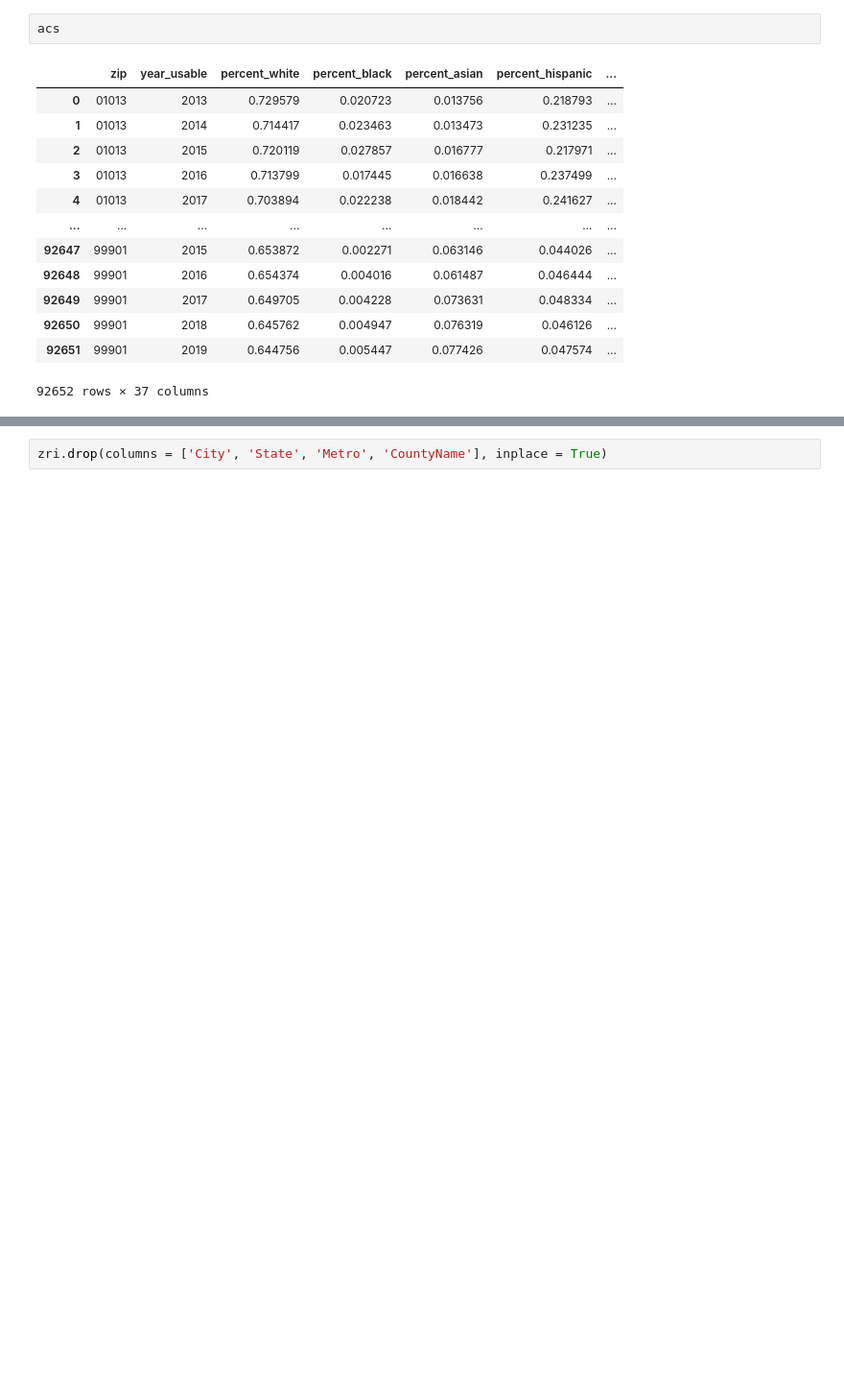
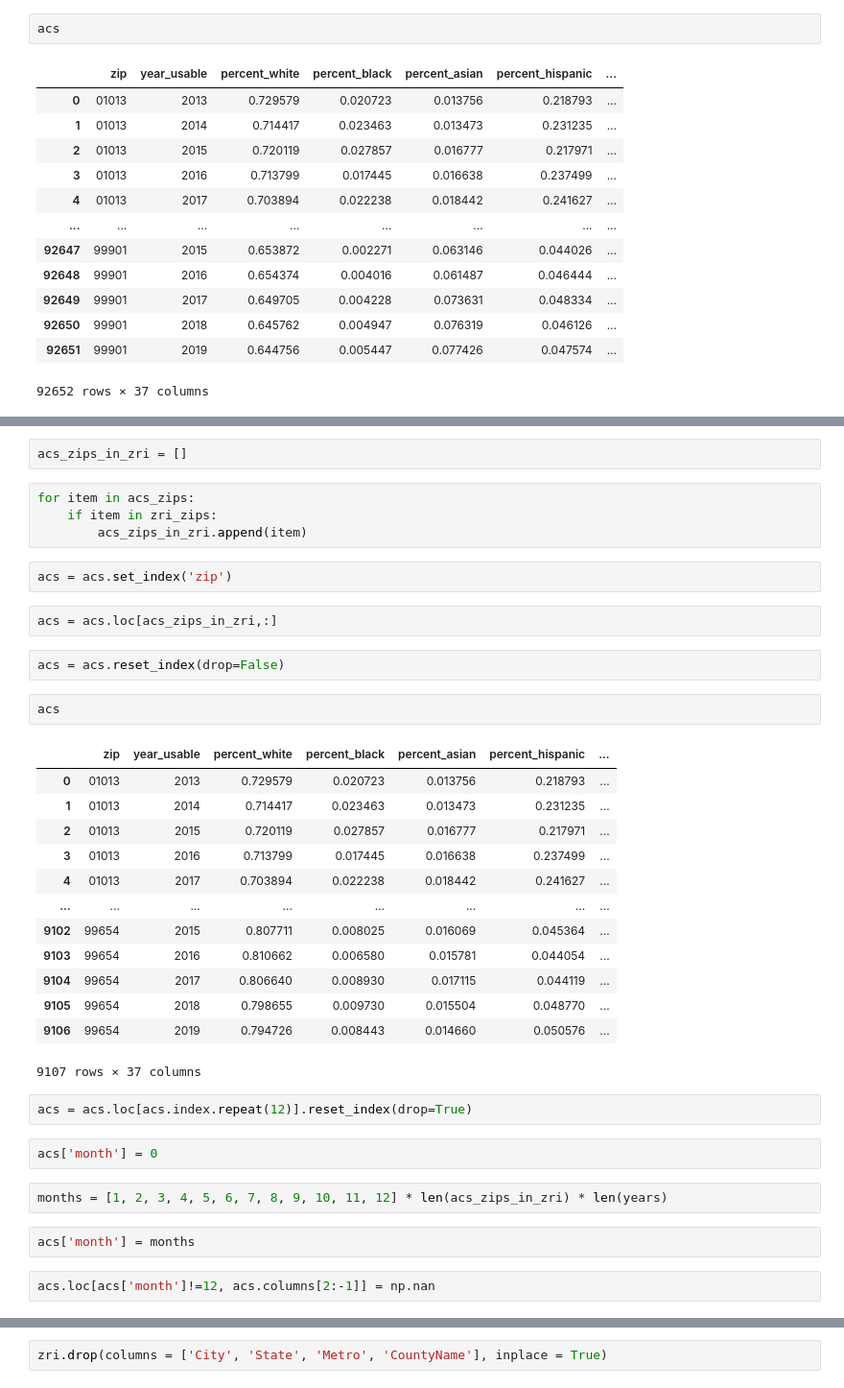
Before and after one commit to Kneck12/zillow-price-index-pred, a Jupyter notebook: Matt/random_forest_feat_imp.ipynb, the cells around one changed output, grey strips where cells are left out. Shown at 96% size. Drawn from its saved outputs; the diff is of its cells as text; blank space fills up the shorter version.

```diff
--- a/Matt/random_forest_feat_imp.ipynb
+++ b/Matt/random_forest_feat_imp.ipynb
@@ -98,0 +114,38 @@ acs
+# %%
+acs_zips_in_zri = []
+# %%
+for item in acs_zips:
+    if item in zri_zips:
+        acs_zips_in_zri.append(item)
+# %%
+acs = acs.set_index('zip')
+# %%
+acs = acs.loc[acs_zips_in_zri,:]
+# %%
+acs = acs.reset_index(drop=False)
+# %%
+acs
+# %% [output]
+|  | zip | year_usable | percent_white | percent_black | percent_asian | percent_hispanic | ... |
+| 0 | 01013 | 2013 | 0.729579 | 0.020723 | 0.013756 | 0.218793 | ... |
+| 1 | 01013 | 2014 | 0.714417 | 0.023463 | 0.013473 | 0.231235 | ... |
+| 2 | 01013 | 2015 | 0.720119 | 0.027857 | 0.016777 | 0.217971 | ... |
+| 3 | 01013 | 2016 | 0.713799 | 0.017445 | 0.016638 | 0.237499 | ... |
+| 4 | 01013 | 2017 | 0.703894 | 0.022238 | 0.018442 | 0.241627 | ... |
+| ... | ... | ... | ... | ... | ... | ... | ... |
+| 9102 | 99654 | 2015 | 0.807711 | 0.008025 | 0.016069 | 0.045364 | ... |
+| 9103 | 99654 | 2016 | 0.810662 | 0.006580 | 0.015781 | 0.044054 | ... |
+| 9104 | 99654 | 2017 | 0.806640 | 0.008930 | 0.017115 | 0.044119 | ... |
+| 9105 | 99654 | 2018 | 0.798655 | 0.009730 | 0.015504 | 0.048770 | ... |
+| 9106 | 99654 | 2019 | 0.794726 | 0.008443 | 0.014660 | 0.050576 | ... |
+9107 rows × 37 columns
+# %%
+acs = acs.loc[acs.index.repeat(12)].reset_index(drop=True)
+# %%
+acs['month'] = 0
+# %%
+months = [1, 2, 3, 4, 5, 6, 7, 8, 9, 10, 11, 12] * len(acs_zips_in_zri) * len(years)
+# %%
+acs['month'] = months
+# %%
+acs.loc[acs['month']!=12, acs.columns[2:-1]] = np.nan
```
Also changed, not shown: parts of 60 cells of this notebook, 1 other file.
